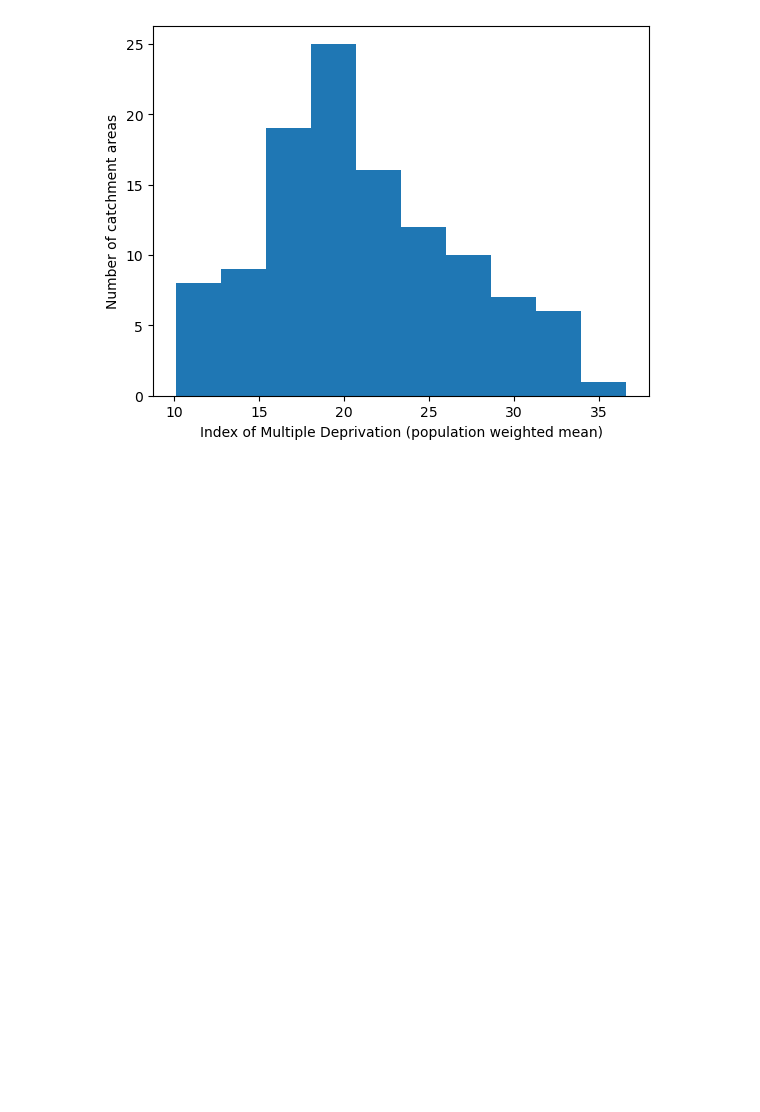
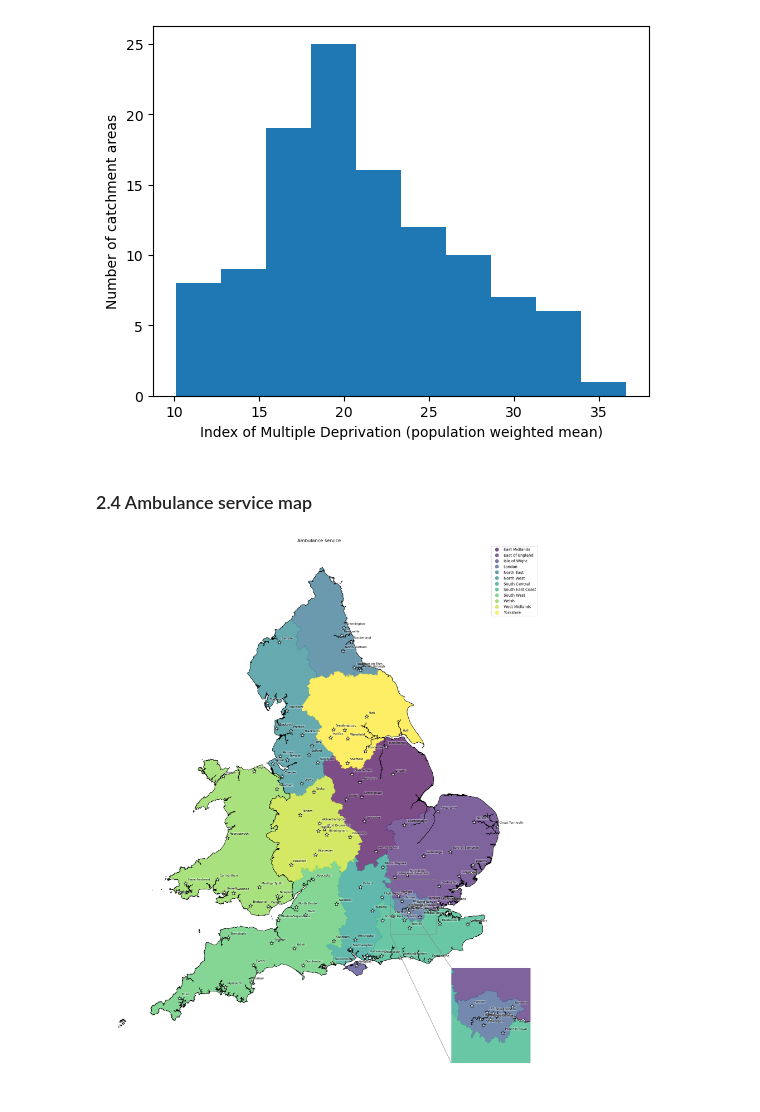
Before and after one commit to samuel-book/stroke_unit_demographics, a Jupyter notebook: 03_create_imd_maps.ipynb, the cells around one changed output. Drawn from its saved outputs; the diff is of its cells as text; code cells hidden in the pictures; blank space fills up the shorter version.

```diff
--- a/03_create_imd_maps.ipynb
+++ b/03_create_imd_maps.ipynb
@@ -272,12 +299,12 @@ def add_nonoverlapping_text_labels(units, ax, col,
 
     return (ax)
 # %%
-def plot_map(gdf_ivt_catchment, col, ax, include_legend, legend_kwds,
-             units, base_map, show_labels):
+def plot_map(gdf, col, ax, include_legend, legend_kwds,
+             units, base_map, show_labels, cmap):
     '''
-    Create map of IVT catchment areas, coloured by the provided column.
+    Create map of catchment areas, coloured by the provided column.
     Inputs:
-    - gdf_ivt_catchment - geopandas dataframe with IVT catchment areas and col
+    - gdf - geopandas dataframe with IVT catchment areas and col
     - col - string, column to colour map by
     - ax - axis object, to plot map on
     - include_legend - boolean, whether to display legend
@@ -285,9 +312,10 @@ def plot_map(gdf_ivt_catchment, col, ax, include_legend, legend_kwds,
     - units - dataframe, information on each stroke unit inc. location
     - base_map - boolean, whether to add base map
     - show_labels - boolean, whether to add hospital labels
+    - cmap - string, colourmap to use
     '''
     # Plot IVT catchment areas
-    gdf_ivt_catchment.plot(
+    gdf.plot(
         ax=ax,
         column=col,  # Column to apply colour
         antialiased=False,  # Avoids artifact boundry lines
@@ -295,7 +323,7 @@ def plot_map(gdf_ivt_catchment, col, ax, include_legend, legend_kwds,
         linewidth=0.0,  # Use linewidth=0 to hide boarder lines
         # vmin=0,  # Manual scale min (remove to make automatic)
         # vmax=70,  # Manual scale max (remove to make automatic)
-        cmap='inferno_r',  # Colour map to use
+        cmap=cmap,  # Colour map to use
         legend=include_legend,  # Whether to display legend
         legend_kwds=legend_kwds,  # Characteristics of legend
         alpha=0.7)  # Set transparency (to reveal basemap)
@@ -472,3 +514,20 @@ create_map(
 'The range of Index of Multiple Deprivation (population weighted mean) across the 113 catchments is: 10.093 to 36.601'
 'Median: 20.032'
 [figure]
+# %% [markdown]
+### 2.4 Ambulance service map
+# %%
+# Add ambulance service as a column for the mapping function
+gdf_amb_catchment['ambulance_service'] = gdf_amb_catchment.index
+# %%
+# Create map
+create_map(
+    gdf=gdf_amb_catchment,
+    col='ambulance_service',
+    col_readable='Ambulance service',
+    gdf_units=gdf_units,
+    base_map=False,
+    show_labels=True,
+    cmap='viridis')
+# %% [output]
+[figure, added]
```
Also changed, not shown: parts of 8 cells of this notebook, 1 other file.
